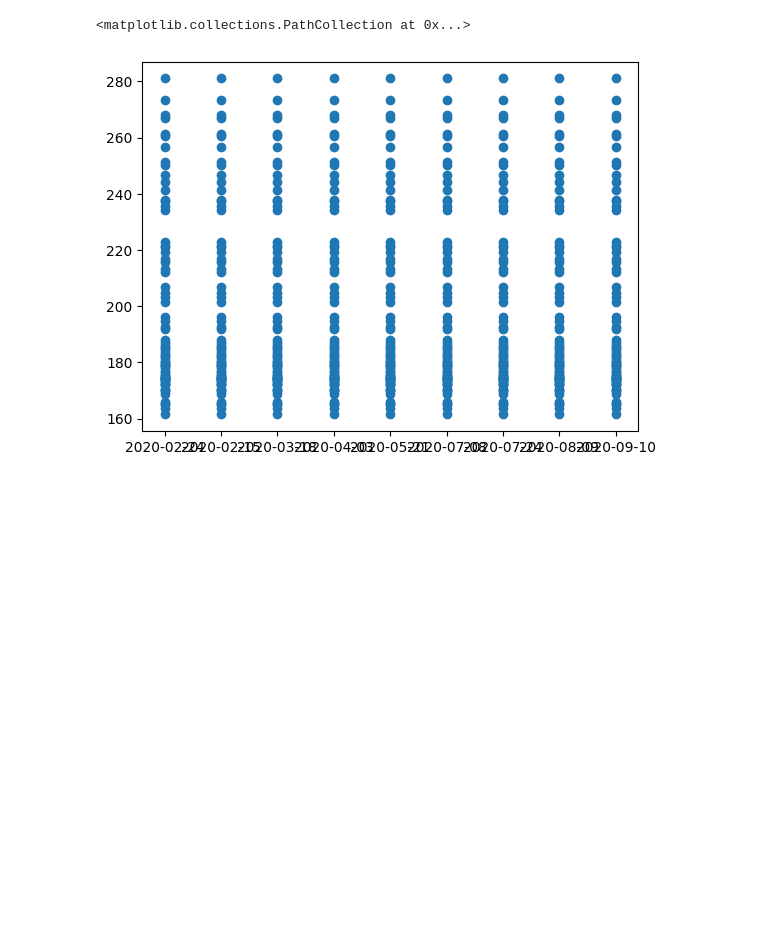
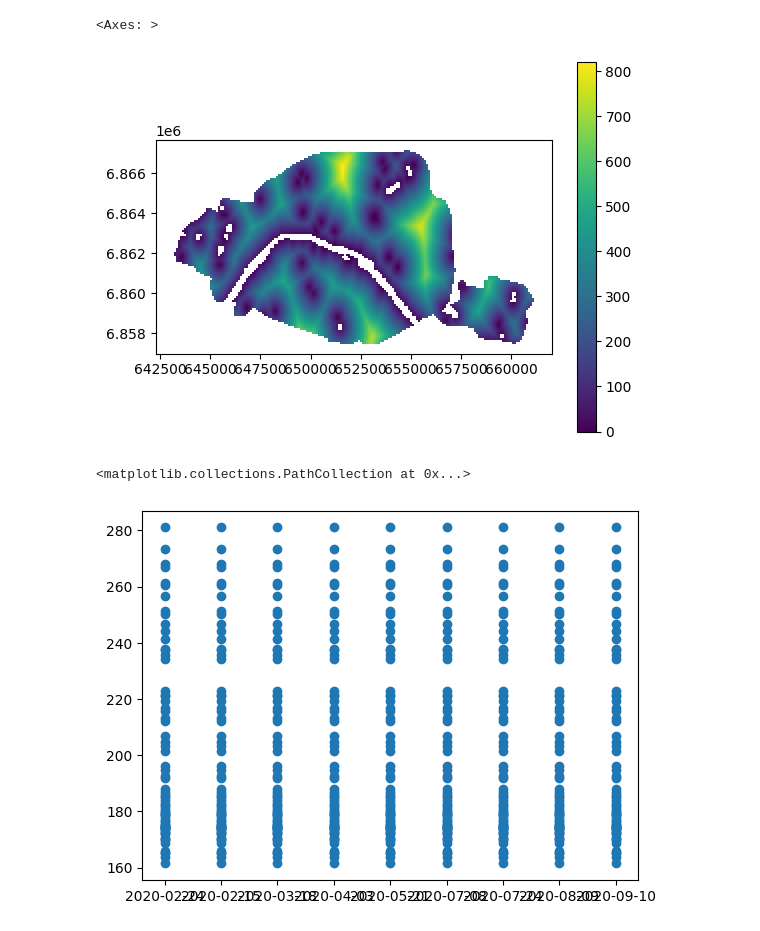
Before and after one commit to ThomasBaptiste/GreenerCities, a Jupyter notebook: testing_notebook2.ipynb, the cells around one changed output. Saved outputs shown, nothing was run; the diff lists cells and outputs as text; code cells hidden in the pictures; blank space fills up the shorter version.

```diff
--- a/testing_notebook2.ipynb
+++ b/testing_notebook2.ipynb
@@ -4,4 +4,4 @@ from src.dataset_creation import main
 import matplotlib.pyplot as plt
 import geopandas as gpd
 # %%
-gdf = main.main('paris,france', 'ee-thomasbaptiste45', 2020, 2000, 2154)
+gdf = main.main('paris,france', 'ee-thomasbaptiste45', 2019, 2000, 2154)
@@ -8,2 +9,0 @@ gdf = main.main('paris,france', 'ee-thomasbaptiste45', 2020, 2000, 2154)
-# %%
-gdf = feature_to_city.main('paris,france', 'ee-thomasbaptiste45', 2020, 2000, 2154)
@@ -15,3 +92,10 @@ gdf.plot("LST")
+# %%
+gdf = util.load_city_feature('paris','2020')
+# %%
+gdf.plot("DistToWater", legend = "True")
+# %% [output]
+<Axes: >
+[figure, added]
 # %%
 plt.scatter(gdf['date'],gdf["Elevation"])
 # %% [output]
```
Also changed, not shown: parts of 5 cells of this notebook, 3 other files.
